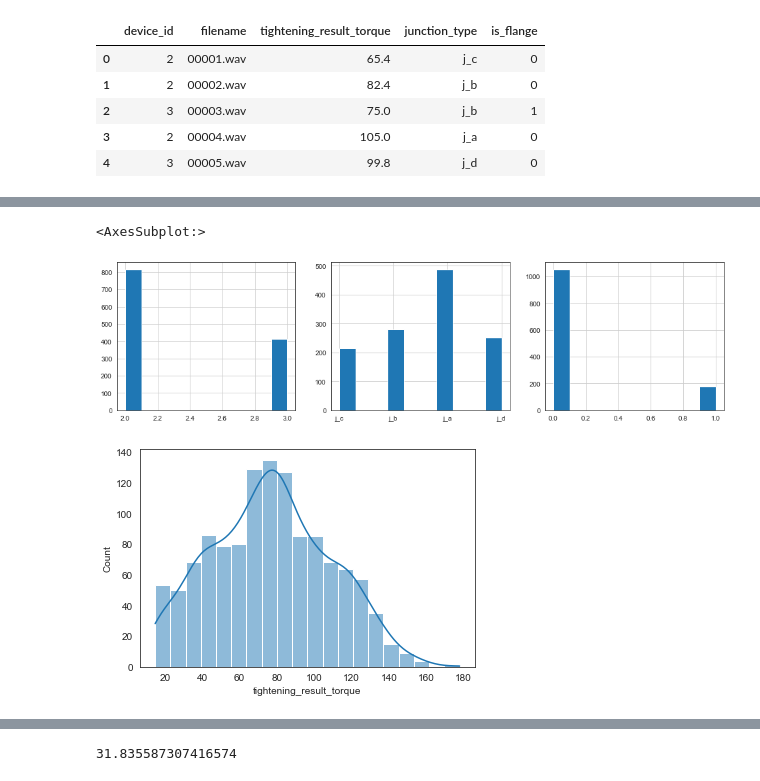
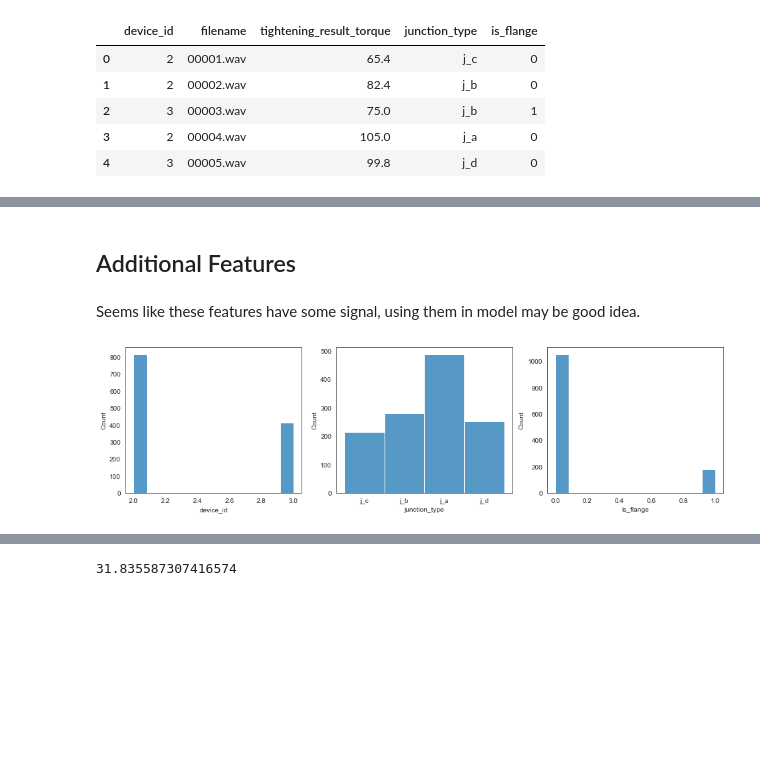
Before and after one commit to ningeen/torque_topcoder, a Jupyter notebook: EDA/EDA.ipynb, the cells around one changed output, grey strips where cells are left out. Cells and saved outputs as stored; diff of their text form; code cells hidden in the pictures; blank space fills up the shorter version.

```diff
--- a/EDA/EDA.ipynb
+++ b/EDA/EDA.ipynb
@@ -42,12 +79,11 @@ pd.get_dummies(df['device_id'], prefix='device_id')
+# %% [markdown]
+## Additional Features
+# %% [markdown]
+Seems like these features have some signal, using them in model may be good idea.
 # %%
 fig, axes = plt.subplots(1, 3, figsize=(16, 4))
-df.device_id.hist(ax=axes[0])
-df.junction_type.hist(ax=axes[1])
-df.is_flange.hist(ax=axes[2])
+sns.histplot(df.device_id, ax=axes[0])
+sns.histplot(df.junction_type, ax=axes[1])
+sns.histplot(df.is_flange, ax=axes[2]);
 # %% [output]
-<AxesSubplot:>
-[figure, old version]
+[figure, new version]
-# %%
-sns.histplot(df.tightening_result_torque, bins=20, kde=True);
-# %% [output]
-[figure, removed]
```
Also changed, not shown: parts of 70 cells of this notebook.
